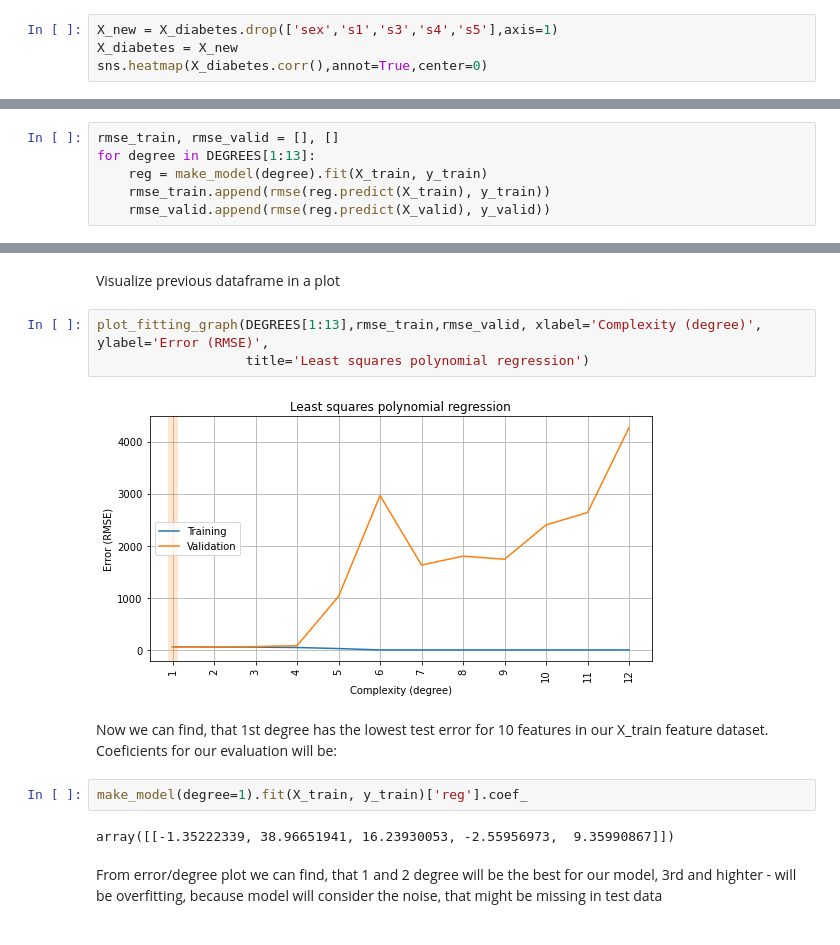
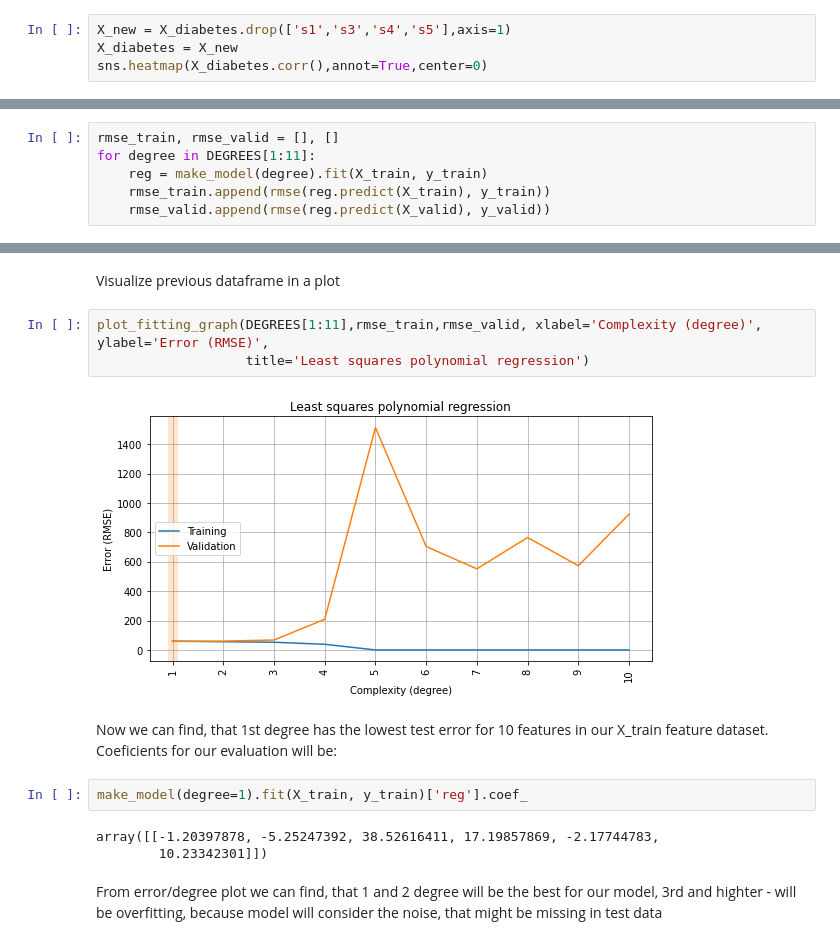
Before and after one commit to ex4ce/homework, a Jupyter notebook: overfitting_regularization.ipynb, the cells around one changed output, grey strips where cells are left out. Saved outputs shown, nothing was run; the diff lists cells and outputs as text.

```diff
--- a/overfitting_regularization.ipynb
+++ b/overfitting_regularization.ipynb
@@ -377,7 +377,7 @@ sns.heatmap(X_diabetes.corr(),annot=True,center=0)
 <AxesSubplot:>
 [figure]
 # %%
-X_new = X_diabetes.drop(['sex','s1','s3','s4','s5'],axis=1)
+X_new = X_diabetes.drop(['s1','s3','s4','s5'],axis=1)
 X_diabetes = X_new
 sns.heatmap(X_diabetes.corr(),annot=True,center=0)
 # %% [output]
@@ -392,7 +392,7 @@ X_train, X_valid, y_train, y_valid = train_test_split(X_diabetes, y_diabetes, te
 Now we try to calculate error for each degree of our polynomial model
 # %%
 rmse_train, rmse_valid = [], []
-for degree in DEGREES[1:13]:
+for degree in DEGREES[1:11]:
     reg = make_model(degree).fit(X_train, y_train)
     rmse_train.append(rmse(reg.predict(X_train), y_train))
     rmse_valid.append(rmse(reg.predict(X_valid), y_valid))
@@ -407,16 +407,17 @@ pd.DataFrame([rmse_train,rmse_valid],columns=DEGREES[1:13],index=['Train','Valid
 # %% [markdown]
 Visualize previous dataframe in a plot
 # %%
-plot_fitting_graph(DEGREES[1:13],rmse_train,rmse_valid, xlabel='Complexity (degree)', ylabel='Error (RMSE)',
+plot_fitting_graph(DEGREES[1:11],rmse_train,rmse_valid, xlabel='Complexity (degree)', ylabel='Error (RMSE)',
                    title='Least squares polynomial regression')
 # %% [output]
-[figure, old version]
+[figure, new version]
 # %% [markdown]
 Now we can find, that 1st degree has the lowest test error for 10 features in our X_train feature dataset. Coeficients for our evaluation will be:
 # %%
 make_model(degree=1).fit(X_train, y_train)['reg'].coef_
 # %% [output]
-array([[-1.35222339, 38.96651941, 16.23930053, -2.55956973,  9.35990867]])
+array([[-1.20397878, -5.25247392, 38.52616411, 17.19857869, -2.17744783,
+        10.23342301]])
 # %% [markdown]
 From error/degree plot we can find, that 1 and 2 degree will be the best for our model, 3rd and highter - will be overfitting, because model will consider the noise, that might be missing in test data
 # %% [markdown]
```
Also changed, not shown: parts of 19 cells of this notebook.
